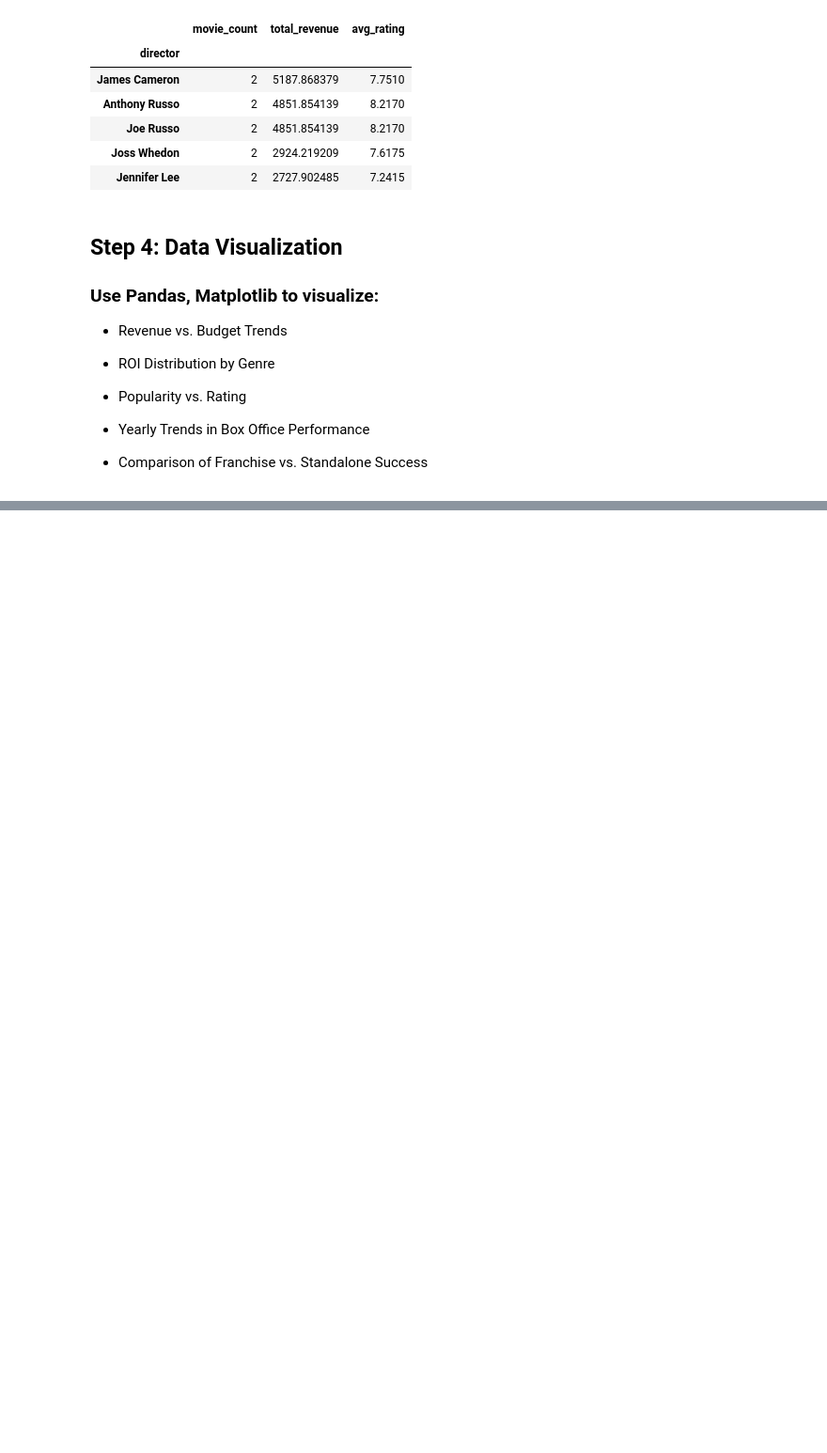
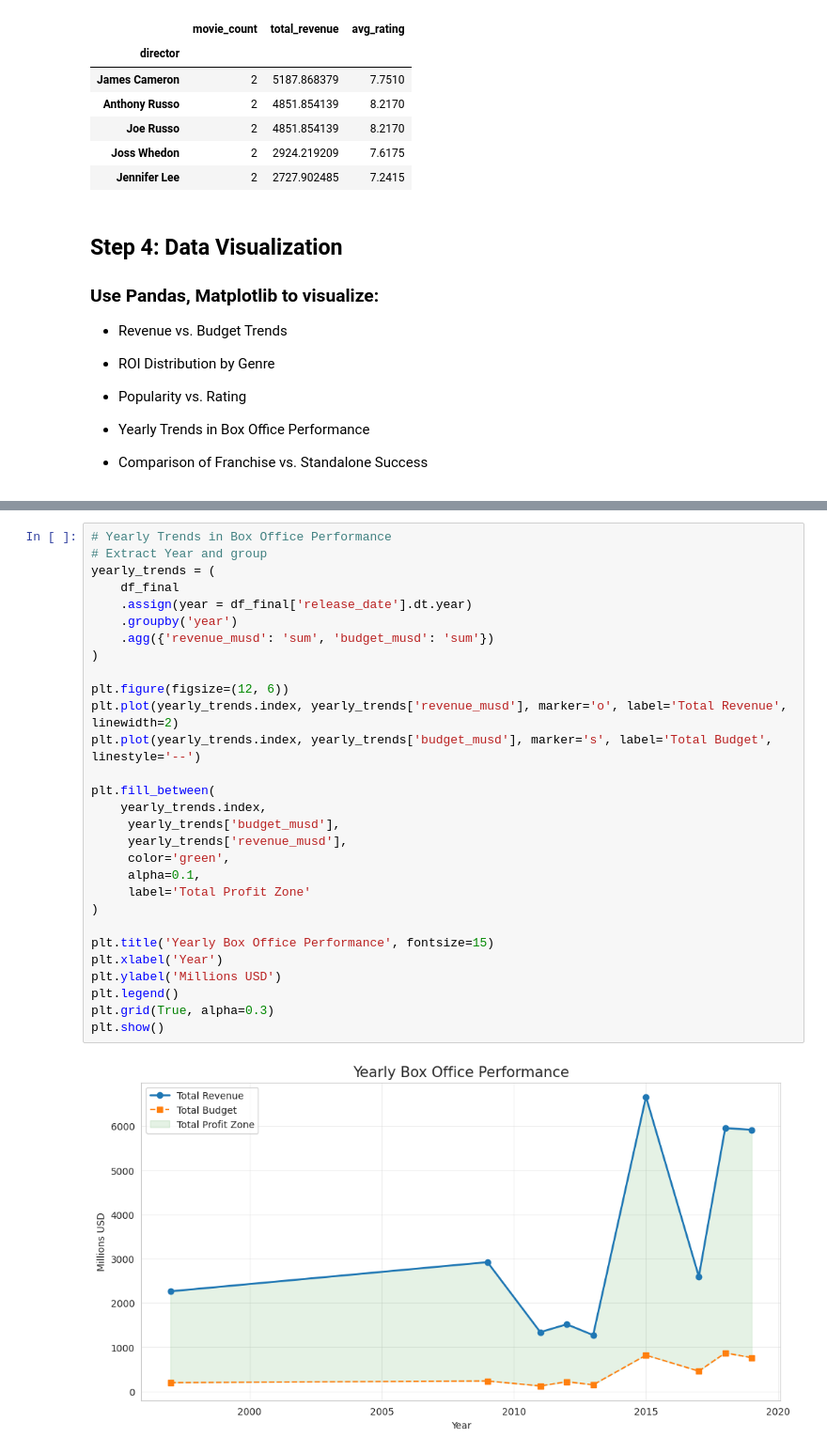
Before and after one commit to hubiverse/amalitech-de-labs, a Jupyter notebook: tmdb_movie/main.ipynb, the cells around one changed output, grey strips where cells are left out. Shown at 94% size. Saved outputs shown, nothing was run; the diff lists cells and outputs as text; blank space fills up the shorter version.

```diff
--- a/tmdb_movie/main.ipynb
+++ b/tmdb_movie/main.ipynb
@@ -732,0 +810,31 @@ top_directors
+# %%
+# Yearly Trends in Box Office Performance
+# Extract Year and group
+yearly_trends = (
+    df_final
+    .assign(year = df_final['release_date'].dt.year)
+    .groupby('year')
+    .agg({'revenue_musd': 'sum', 'budget_musd': 'sum'})
+)
+
+plt.figure(figsize=(12, 6))
+plt.plot(yearly_trends.index, yearly_trends['revenue_musd'], marker='o', label='Total Revenue', linewidth=2)
+plt.plot(yearly_trends.index, yearly_trends['budget_musd'], marker='s', label='Total Budget', linestyle='--')
+
+plt.fill_between(
+    yearly_trends.index,
+     yearly_trends['budget_musd'],
+     yearly_trends['revenue_musd'],
+     color='green',
+     alpha=0.1,
+     label='Total Profit Zone'
+)
+
+plt.title('Yearly Box Office Performance', fontsize=15)
+plt.xlabel('Year')
+plt.ylabel('Millions USD')
+plt.legend()
+plt.grid(True, alpha=0.3)
+plt.show()
+# %% [output]
+[figure, added]
```
Also changed, not shown: parts of 8 cells of this notebook, 1 other file.
